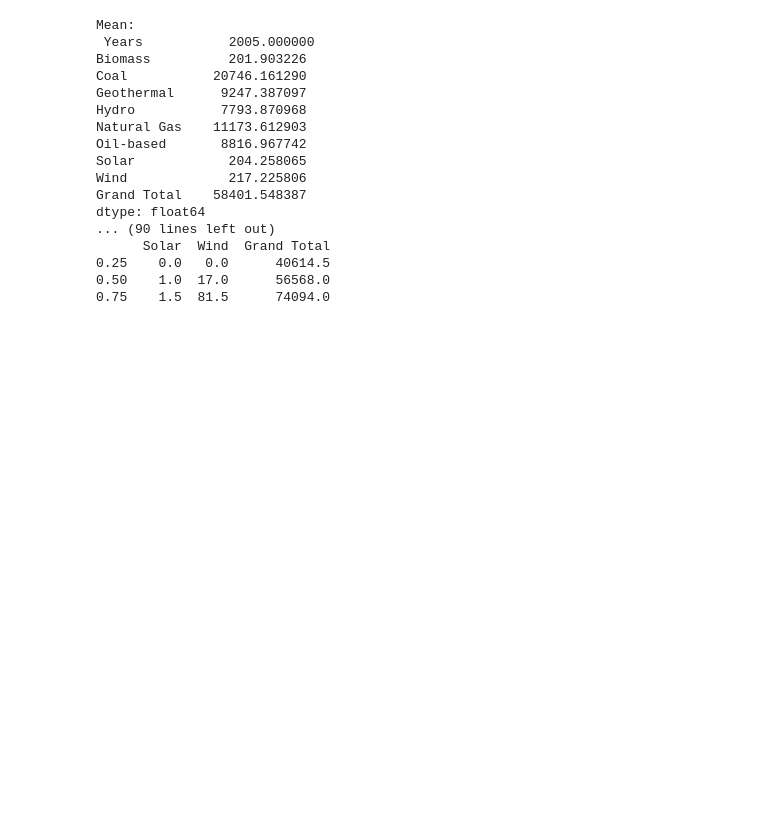
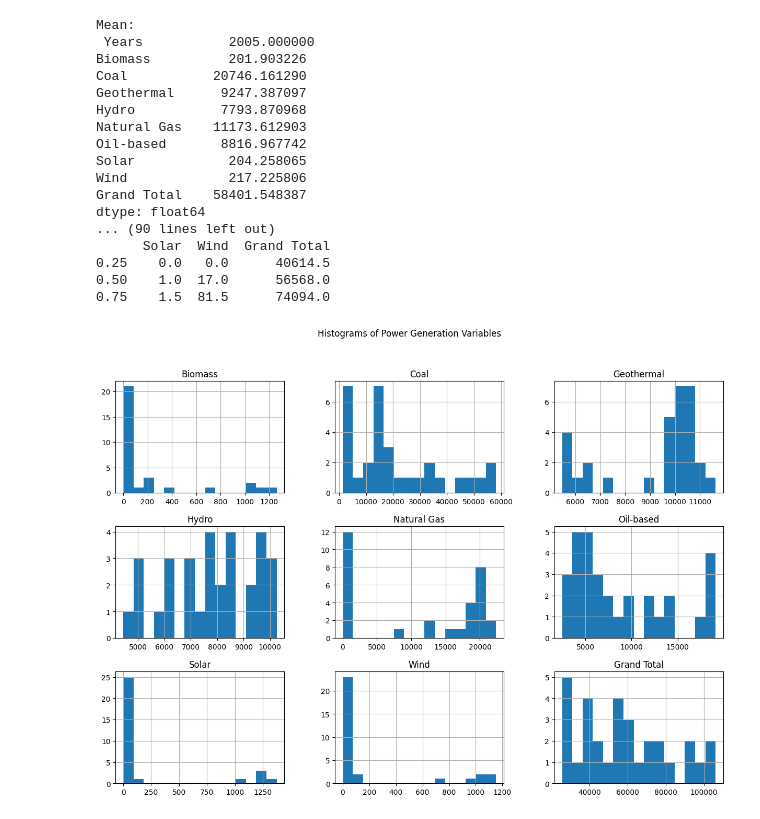
Before and after one commit to PTMAbellana/MidtermActivity, a Jupyter notebook: data_exploration.ipynb, the cells around one changed output. Cells and saved outputs as stored; diff of their text form; code cells hidden in the pictures; blank space fills up the shorter version.

```diff
--- a/data_exploration.ipynb
+++ b/data_exploration.ipynb
@@ -141,3 +142,11 @@ dtype: float64
 0.25    0.0   0.0      40614.5
 0.50    1.0  17.0      56568.0
 0.75    1.5  81.5      74094.0
+# %%
+#VISUAL REPRESENTATIONS
+# Histograms for numerical variables
+df.drop('Years', axis=1).hist(bins=15, figsize=(15, 10), layout=(3, 3))
+plt.suptitle('Histograms of Power Generation Variables')
+plt.show()
+# %% [output]
+[figure, added]
```
Also changed, not shown: parts of 2 cells of this notebook.
